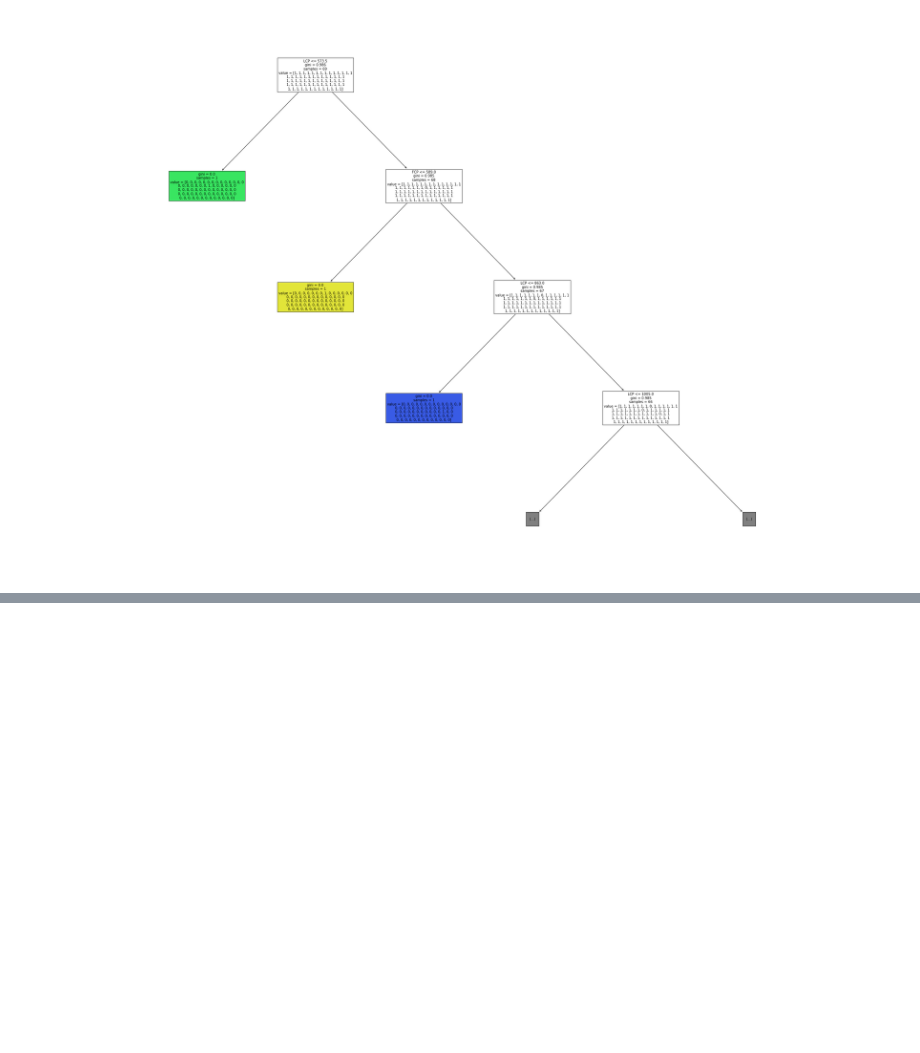
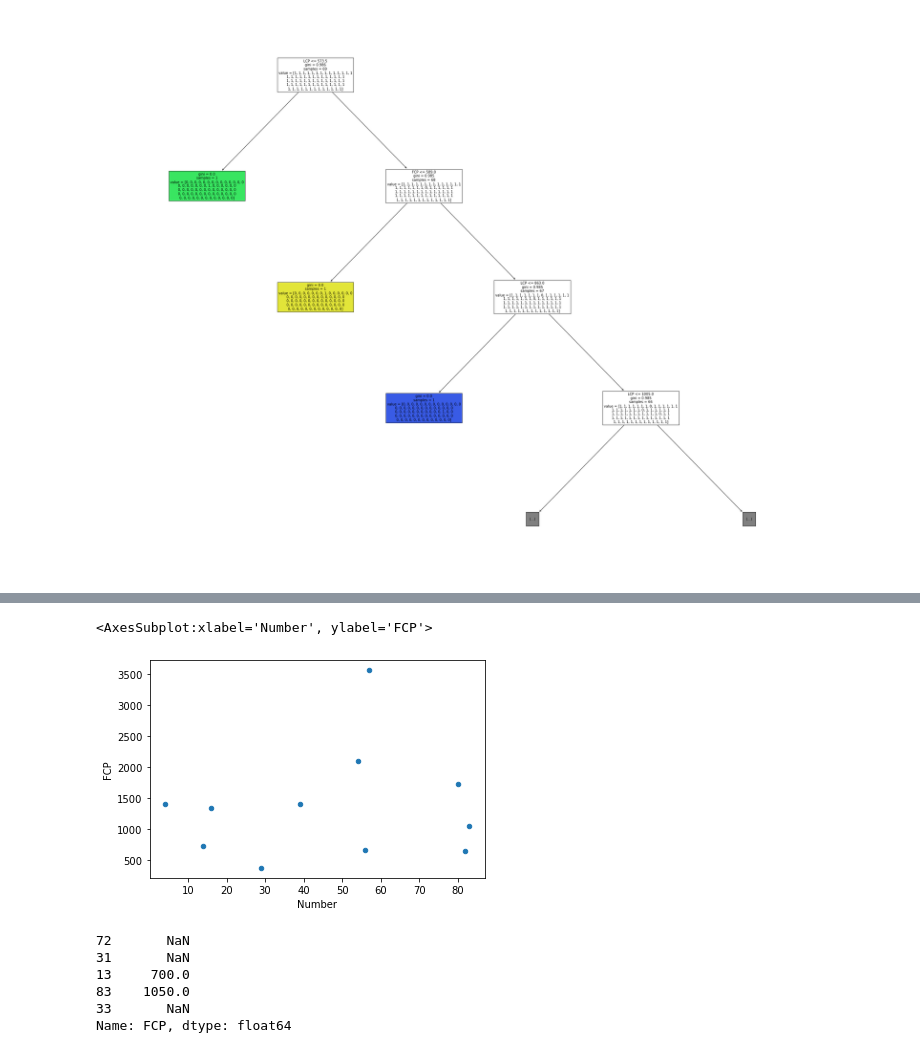
Before and after one commit to D-R-U-N-K-Data/SEO-De-Nieuwe-Zaak, a Jupyter notebook: DData - De Nieuwe Zaak - Verklarende Analyse.ipynb, the cells around one changed output, grey strips where cells are left out. Cells and saved outputs as stored; diff of their text form; code cells hidden in the pictures; blank space fills up the shorter version.

```diff
--- a/DData - De Nieuwe Zaak - Verklarende Analyse.ipynb
+++ b/DData - De Nieuwe Zaak - Verklarende Analyse.ipynb
@@ -305,0 +307,7 @@ boom = tree.plot_tree(clf, max_depth = 3, fontsize=10, filled=True, feature_name
+# %%
+from sklearn.model_selection import train_test_split
+
+dfNotNa = df[df['FCP'].notna()] # Remove null values
+indep_train, indep_test, dep_train, dep_test = train_test_split(dfNotNa['FCP'], dfNotNa['Number'], test_size=0.3, random_state=69)
+train_data = pd.concat([indep_train, dep_train], axis=1) # Add columns to seperate DF for statsmodels
+train_data.head()
@@ -305,0 +321,4 @@ boom = tree.plot_tree(clf, max_depth = 3, fontsize=10, filled=True, feature_name
+# %%
+model = ols('Number ~ FCP', data=train_data).fit()
+print(model.summary())
+print("\nR-Squared on test_data:", dep_test.corr(model.predict(indep_test))**2)
@@ -305,0 +343,4 @@ boom = tree.plot_tree(clf, max_depth = 3, fontsize=10, filled=True, feature_name
+# %%
+predicted = dep_test - model.predict(indep_test)
+residual_data = pd.DataFrame({'Number': dep_test, 'residual': predicted, 'FCP': indep_test})
+print(residual_data)
@@ -305,0 +360,14 @@ boom = tree.plot_tree(clf, max_depth = 3, fontsize=10, filled=True, feature_name
+# %%
+residual_data.plot(x='Number', y='FCP', kind='scatter')
+# %% [output]
+<AxesSubplot:xlabel='Number', ylabel='FCP'>
+[figure, added]
+# %%
+indep_test.head()
+# %% [output]
+72       NaN
+31       NaN
+13     700.0
+83    1050.0
+33       NaN
+Name: FCP, dtype: float64
```
Also changed, not shown: parts of 13 cells of this notebook.
